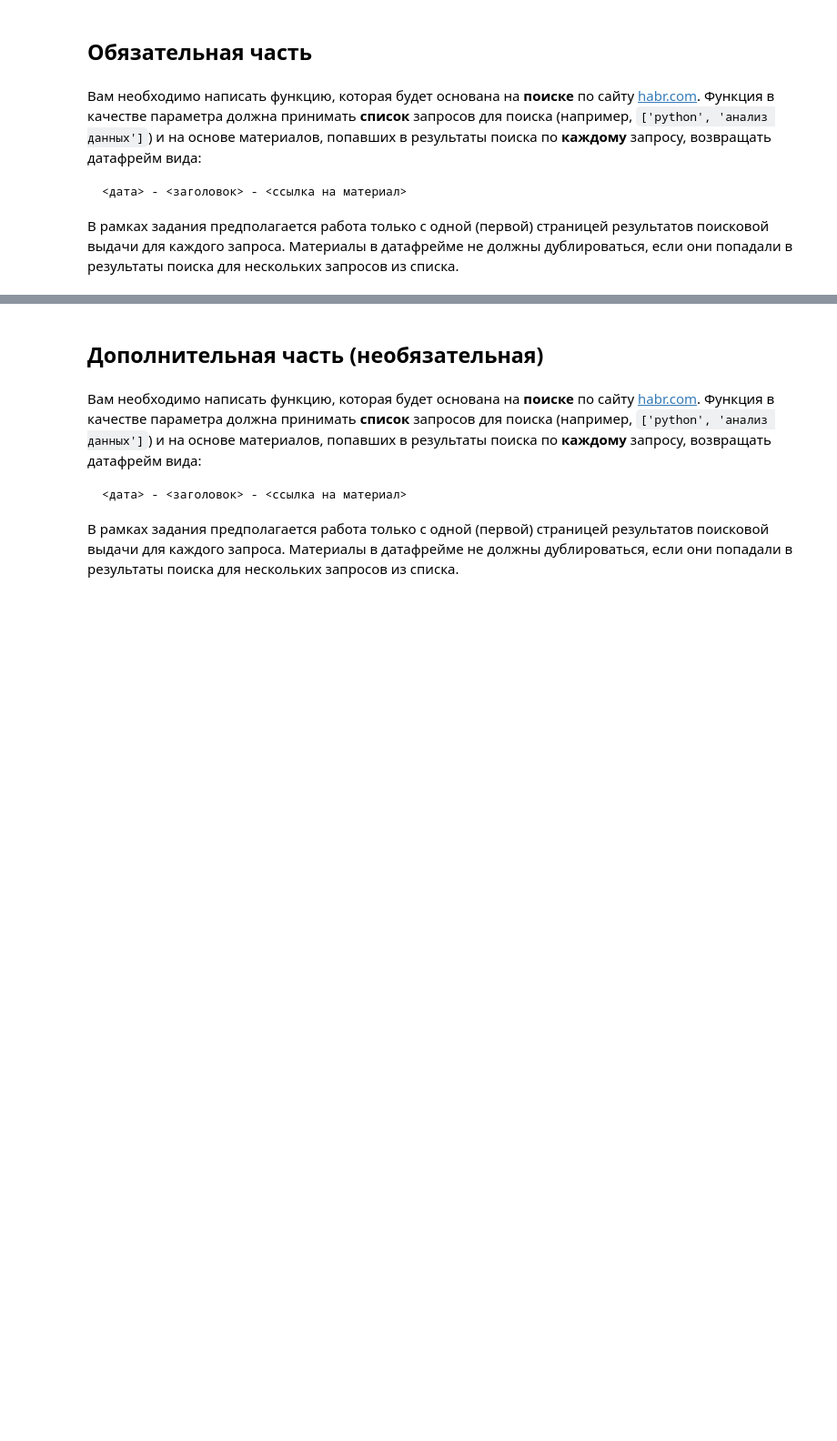
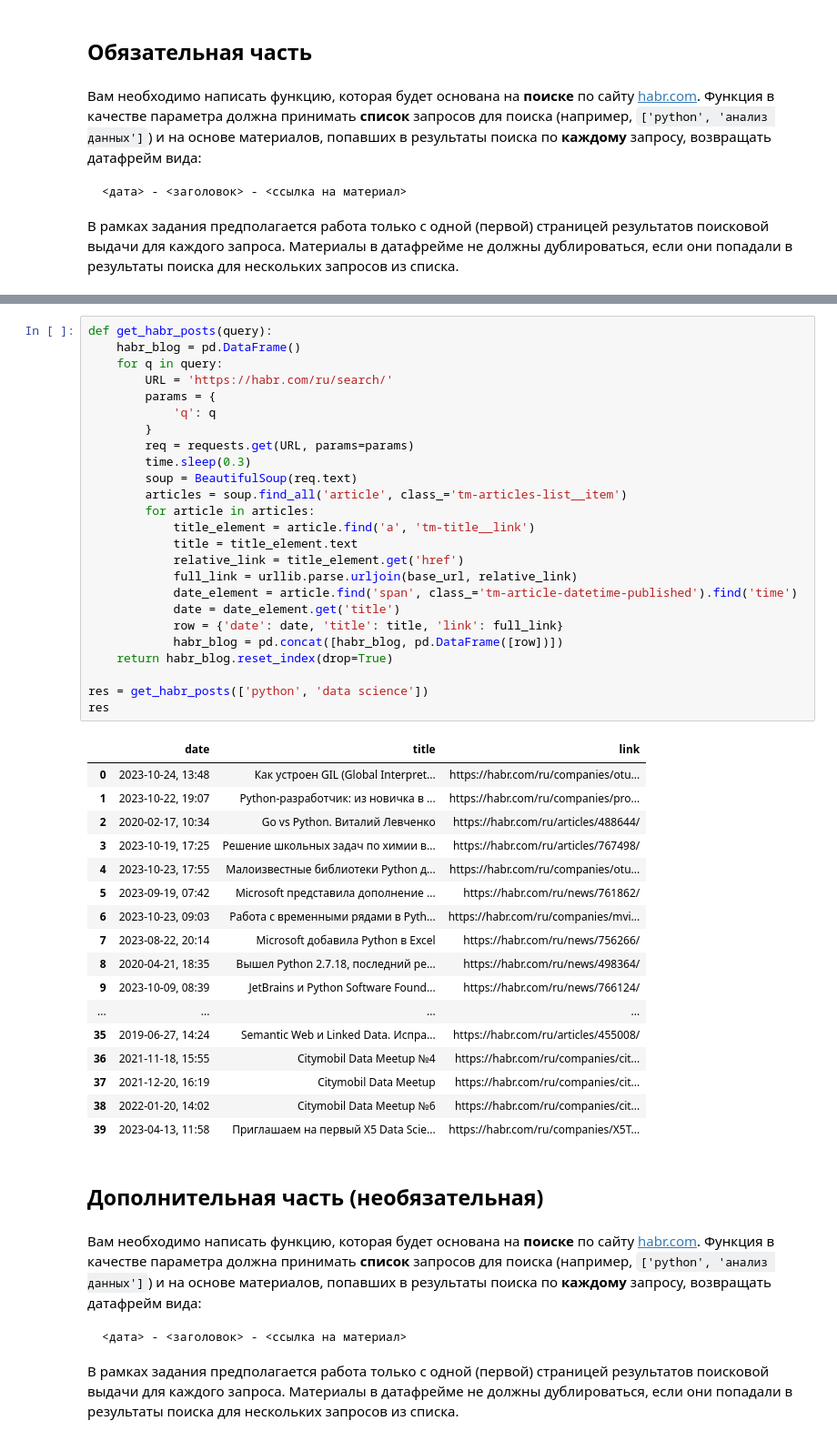
Before and after one commit to stefkong1982/-, a Jupyter notebook: Библиотеки Python для анализа данных/Лекция Основы веб-скрапинга/ДЗ_Кондратьев_NUMPY-48 к лекции Основы веб-скрапинга.ipynb, the cells around one changed output, grey strips where cells are left out. Shown at 91% size. Saved outputs shown, nothing was run; the diff lists cells and outputs as text; blank space fills up the shorter version.

```diff
--- a/Библиотеки Python для анализа данных/Лекция Основы веб-скрапинга/ДЗ_Кондратьев_NUMPY-48 к лекции Основы веб-скрапинга.ipynb
+++ b/Библиотеки Python для анализа данных/Лекция Основы веб-скрапинга/ДЗ_Кондратьев_NUMPY-48 к лекции Основы веб-скрапинга.ipynb
@@ -132,3 +22,46 @@ for article in articles:
+# %%
+def get_habr_posts(query):
+    habr_blog = pd.DataFrame()
+    for q in query:
+        URL = 'https://habr.com/ru/search/'
+        params = {
+            'q': q
+        }
+        req = requests.get(URL, params=params)
+        time.sleep(0.3)
+        soup = BeautifulSoup(req.text)
+        articles = soup.find_all('article', class_='tm-articles-list__item')
+        for article in articles:
+            title_element = article.find('a', 'tm-title__link')
+            title = title_element.text
+            relative_link = title_element.get('href')
+            full_link = urllib.parse.urljoin(base_url, relative_link)
+            date_element = article.find('span', class_='tm-article-datetime-published').find('time')
+            date = date_element.get('title')
+            row = {'date': date, 'title': title, 'link': full_link}
+            habr_blog = pd.concat([habr_blog, pd.DataFrame([row])])
+    return habr_blog.reset_index(drop=True)
+
+res = get_habr_posts(['python', 'data science'])
+res
+# %% [output]
+|  | date | title | link |
+| 0 | 2023-10-24, 13:48 | Как устроен GIL (Global Interpret... | https://habr.com/ru/companies/otu... |
+| 1 | 2023-10-22, 19:07 | Python-разработчик: из новичка в ... | https://habr.com/ru/companies/pro... |
+| 2 | 2020-02-17, 10:34 | Go vs Python. Виталий Левченко | https://habr.com/ru/articles/488644/ |
+| 3 | 2023-10-19, 17:25 | Решение школьных задач по химии в... | https://habr.com/ru/articles/767498/ |
+| 4 | 2023-10-23, 17:55 | Малоизвестные библиотеки Python д... | https://habr.com/ru/companies/otu... |
+| 5 | 2023-09-19, 07:42 | Microsoft представила дополнение ... | https://habr.com/ru/news/761862/ |
+| 6 | 2023-10-23, 09:03 | Работа с временными рядами в Pyth... | https://habr.com/ru/companies/mvi... |
+| 7 | 2023-08-22, 20:14 | Microsoft добавила Python в Excel | https://habr.com/ru/news/756266/ |
+| 8 | 2020-04-21, 18:35 | Вышел Python 2.7.18, последний ре... | https://habr.com/ru/news/498364/ |
+| 9 | 2023-10-09, 08:39 | JetBrains и Python Software Found... | https://habr.com/ru/news/766124/ |
+| ... | ... | ... | ... |
+| 35 | 2019-06-27, 14:24 | Semantic Web и Linked Data. Испра... | https://habr.com/ru/articles/455008/ |
+| 36 | 2021-11-18, 15:55 | Citymobil Data Meetup №4 | https://habr.com/ru/companies/cit... |
+| 37 | 2021-12-20, 16:19 | Citymobil Data Meetup | https://habr.com/ru/companies/cit... |
+| 38 | 2022-01-20, 14:02 | Citymobil Data Meetup №6 | https://habr.com/ru/companies/cit... |
+| 39 | 2023-04-13, 11:58 | Приглашаем на первый X5 Data Scie... | https://habr.com/ru/companies/X5T... |
 # %% [markdown]
 ## Дополнительная часть (необязательная)
 # %% [markdown]
```
Also changed, not shown: parts of 3 cells of this notebook, 1 other file.
